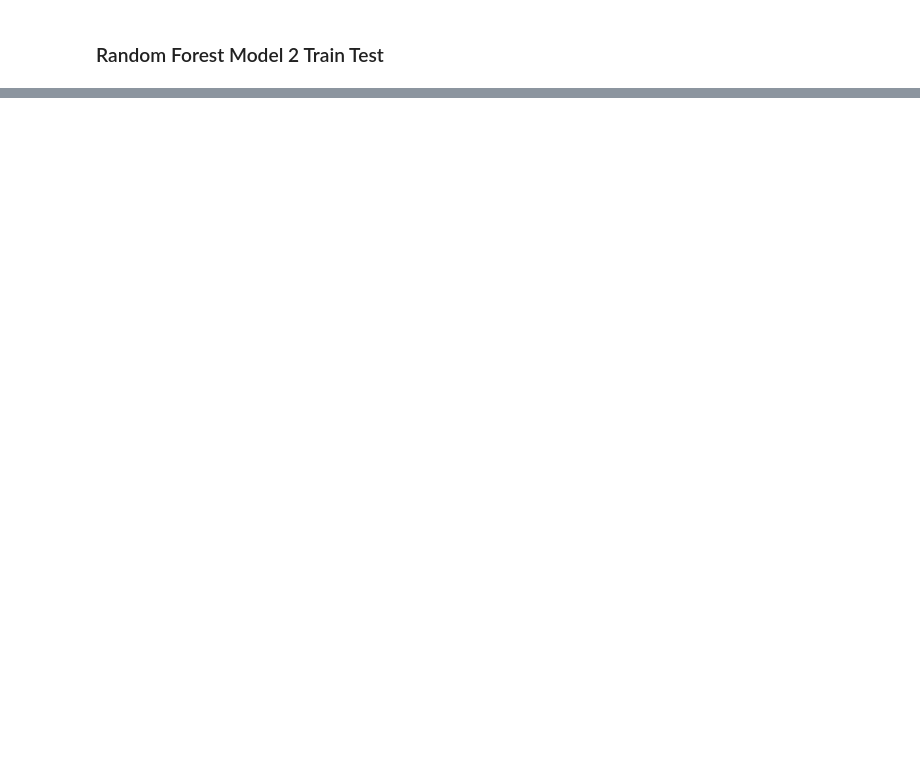
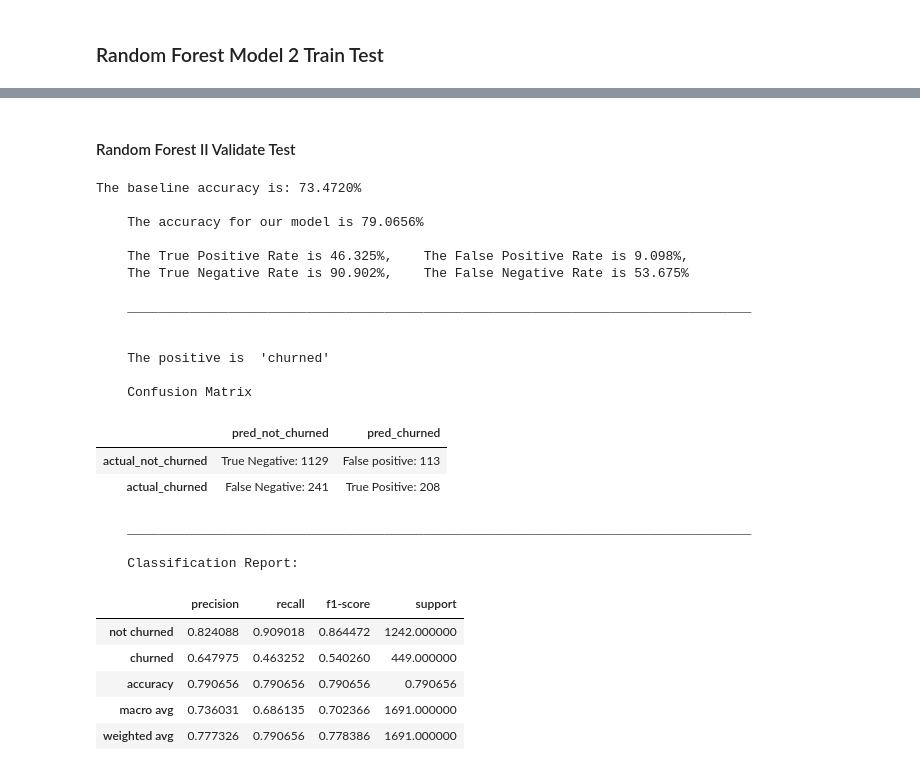
Before and after one commit to ForrestMccrosky/Classification_Project, a Jupyter notebook: final_class_project.ipynb, the cells around one changed output, grey strips where cells are left out. Saved outputs shown, nothing was run; the diff lists cells and outputs as text; code cells hidden in the pictures; blank space fills up the shorter version.

```diff
--- a/final_class_project.ipynb
+++ b/final_class_project.ipynb
@@ -539,0 +616,31 @@ The baseline accuracy is: 73.4720%
+# %% [markdown]
+#### Random Forest II Validate Test
+# %%
+print(f'The baseline accuracy is: {base_acc:.4%}')
+evaluate(X_validate, y_validate, forest_model2)
+# %% [output]
+The baseline accuracy is: 73.4720%
+
+    The accuracy for our model is 79.0656%
+
+    The True Positive Rate is 46.325%,    The False Positive Rate is 9.098%,
+    The True Negative Rate is 90.902%,    The False Negative Rate is 53.675%
+
+    ________________________________________________________________________________
+
+
+    The positive is  'churned'
+
+    Confusion Matrix
+|  | pred_not_churned | pred_churned |
+| actual_not_churned | True Negative: 1129 | False positive: 113 |
+| actual_churned | False Negative: 241 | True Positive: 208 |
+    ________________________________________________________________________________
+
+    Classification Report:
+|  | precision | recall | f1-score | support |
+| not churned | 0.824088 | 0.909018 | 0.864472 | 1242.000000 |
+| churned | 0.647975 | 0.463252 | 0.540260 | 449.000000 |
+| accuracy | 0.790656 | 0.790656 | 0.790656 | 0.790656 |
+| macro avg | 0.736031 | 0.686135 | 0.702366 | 1691.000000 |
+| weighted avg | 0.777326 | 0.790656 | 0.778386 | 1691.000000 |
```
Also changed, not shown: parts of 18 cells of this notebook.
